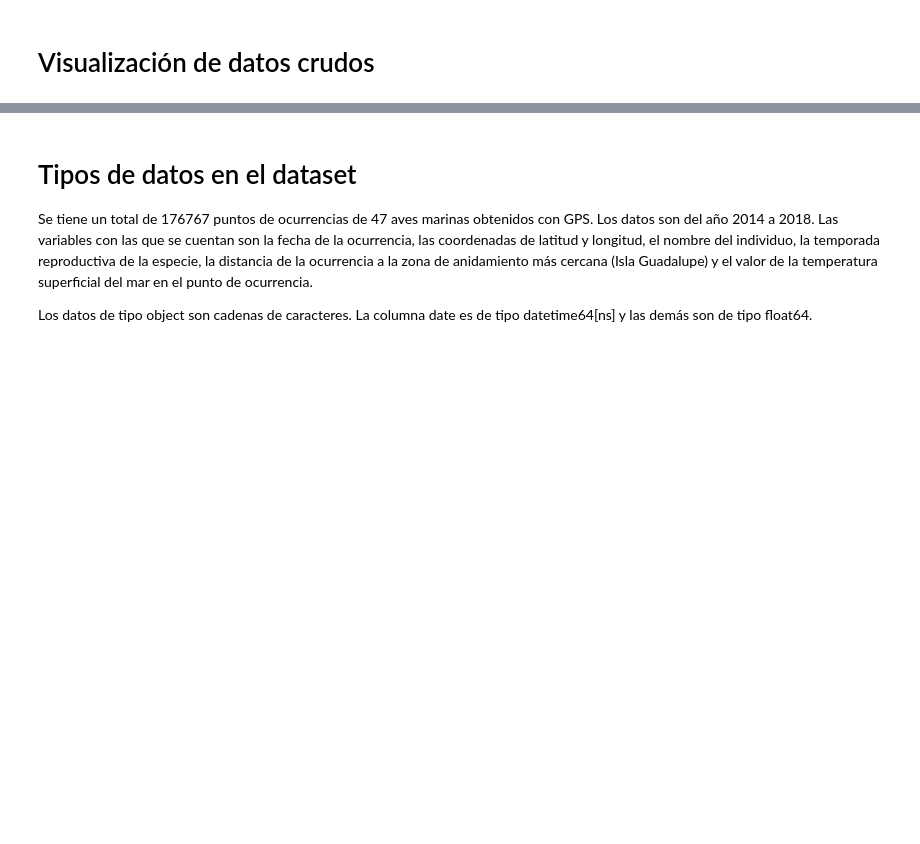
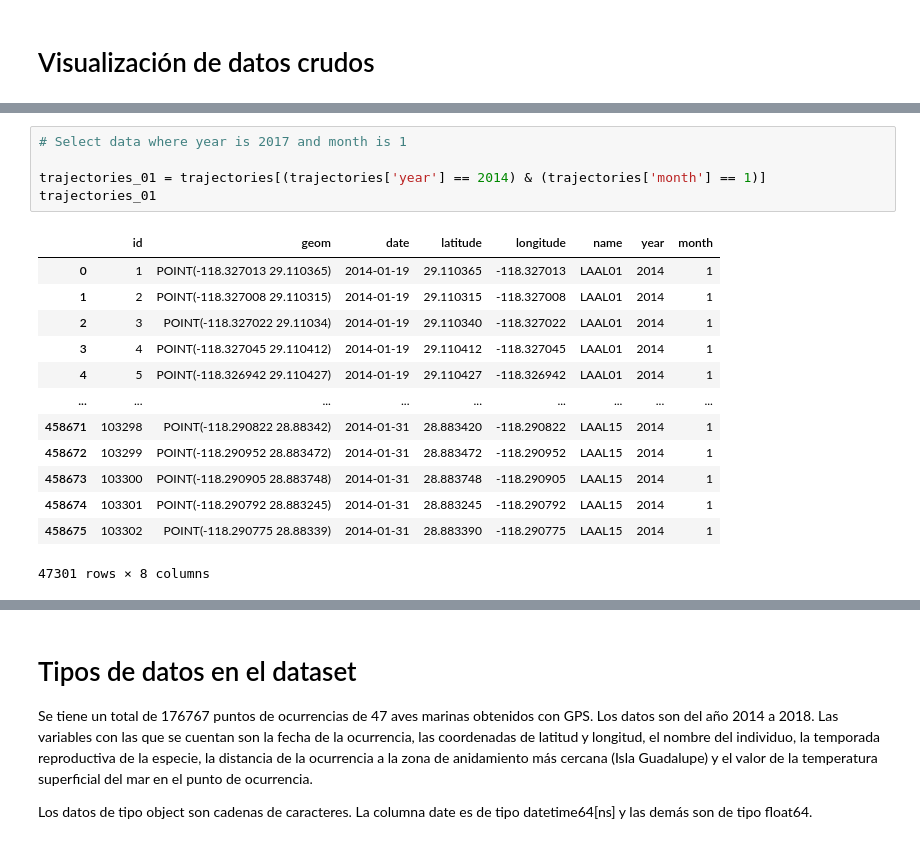
Before and after one commit to MaritzaB/niche_modelling, a Jupyter notebook: src/notebooks/MD01_AnaMaritzaBello_T02_AnalisisEstadisticoDatos.ipynb, the cells around one changed output, grey strips where cells are left out. Cells and saved outputs as stored; diff of their text form; blank space fills up the shorter version.

```diff
--- a/src/notebooks/MD01_AnaMaritzaBello_T02_AnalisisEstadisticoDatos.ipynb
+++ b/src/notebooks/MD01_AnaMaritzaBello_T02_AnalisisEstadisticoDatos.ipynb
@@ -23,0 +38,19 @@ trajectories.head()
+# %%
+# Select data where year is 2017 and month is 1
+
+trajectories_01 = trajectories[(trajectories['year'] == 2014) & (trajectories['month'] == 1)]
+trajectories_01
+# %% [output]
+|  | id | geom | date | latitude | longitude | name | year | month |
+| 0 | 1 | POINT(-118.327013 29.110365) | 2014-01-19 | 29.110365 | -118.327013 | LAAL01 | 2014 | 1 |
+| 1 | 2 | POINT(-118.327008 29.110315) | 2014-01-19 | 29.110315 | -118.327008 | LAAL01 | 2014 | 1 |
+| 2 | 3 | POINT(-118.327022 29.11034) | 2014-01-19 | 29.110340 | -118.327022 | LAAL01 | 2014 | 1 |
+| 3 | 4 | POINT(-118.327045 29.110412) | 2014-01-19 | 29.110412 | -118.327045 | LAAL01 | 2014 | 1 |
+| 4 | 5 | POINT(-118.326942 29.110427) | 2014-01-19 | 29.110427 | -118.326942 | LAAL01 | 2014 | 1 |
+| ... | ... | ... | ... | ... | ... | ... | ... | ... |
+| 458671 | 103298 | POINT(-118.290822 28.88342) | 2014-01-31 | 28.883420 | -118.290822 | LAAL15 | 2014 | 1 |
+| 458672 | 103299 | POINT(-118.290952 28.883472) | 2014-01-31 | 28.883472 | -118.290952 | LAAL15 | 2014 | 1 |
+| 458673 | 103300 | POINT(-118.290905 28.883748) | 2014-01-31 | 28.883748 | -118.290905 | LAAL15 | 2014 | 1 |
+| 458674 | 103301 | POINT(-118.290792 28.883245) | 2014-01-31 | 28.883245 | -118.290792 | LAAL15 | 2014 | 1 |
+| 458675 | 103302 | POINT(-118.290775 28.88339) | 2014-01-31 | 28.883390 | -118.290775 | LAAL15 | 2014 | 1 |
+47301 rows × 8 columns
```
Also changed, not shown: parts of 10 cells of this notebook, 1 other file.
